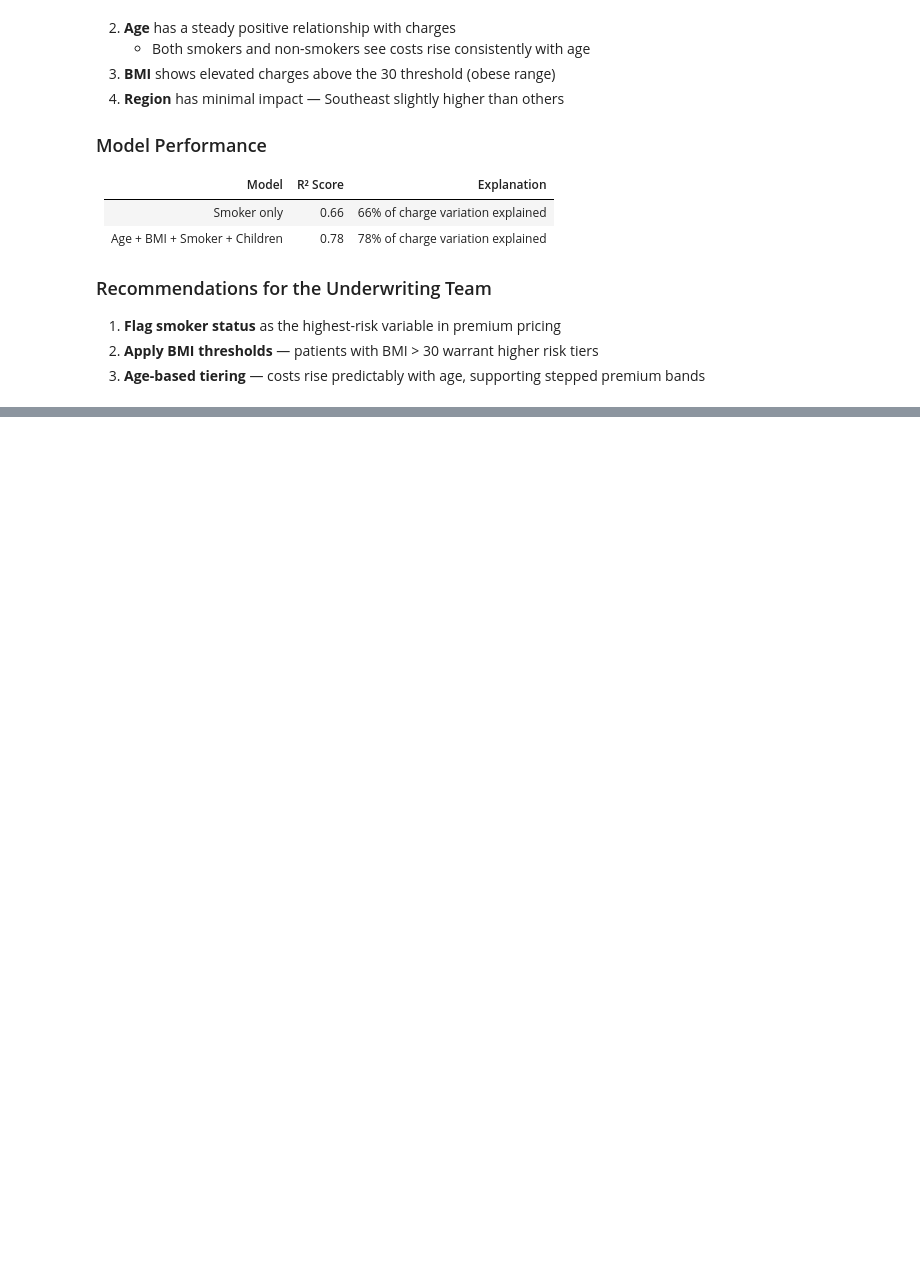
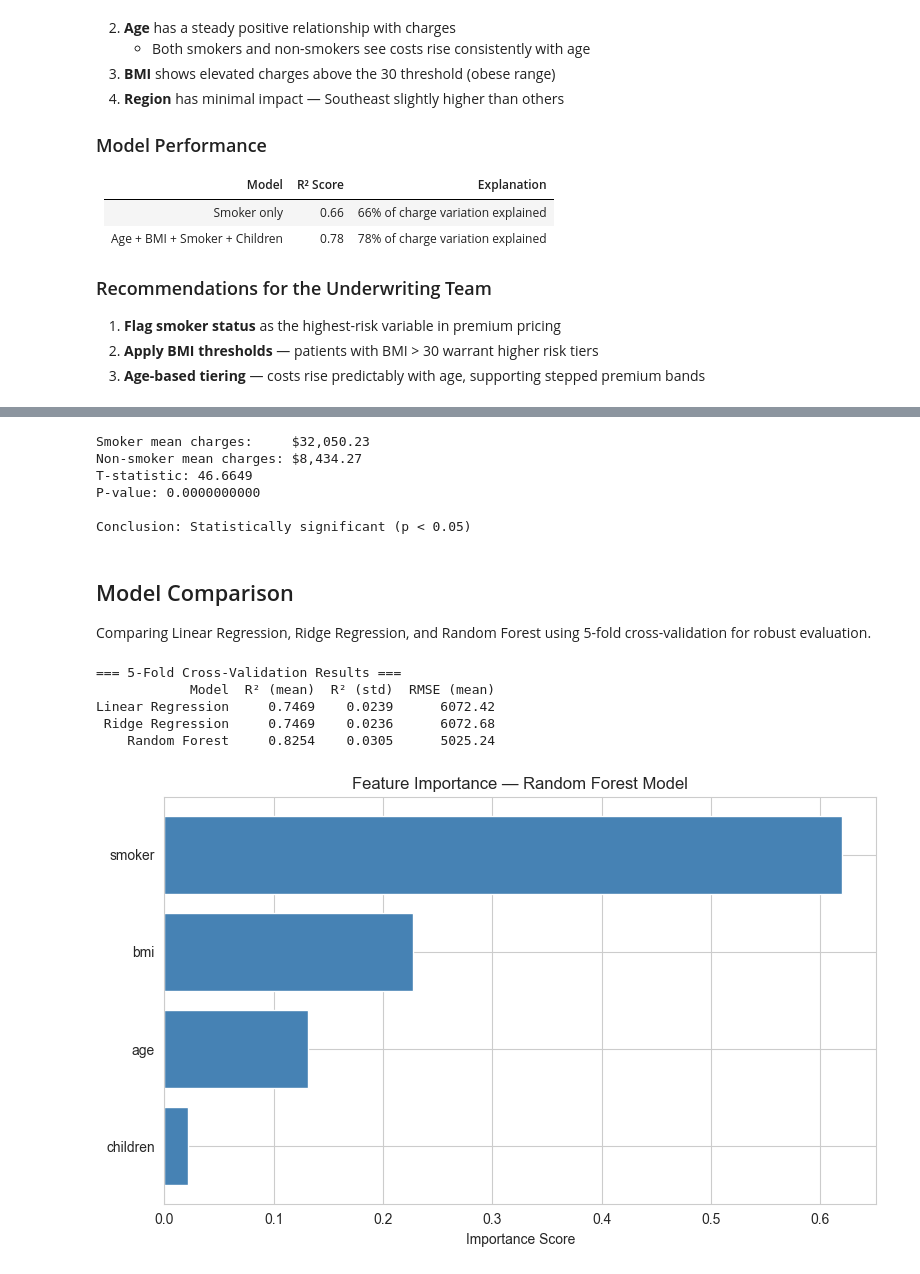
Before and after one commit to PragyaPramita/healthcare-insurance-cost-analysis, a Jupyter notebook: Insurance_cost_analysis.ipynb, the cells around one changed output, grey strips where cells are left out. Drawn from its saved outputs; the diff is of its cells as text; code cells hidden in the pictures; blank space fills up the shorter version.

```diff
--- a/Insurance_cost_analysis.ipynb
+++ b/Insurance_cost_analysis.ipynb
@@ -188,0 +193,80 @@ Improvement over single feature: 0.1209
+# %%
+from scipy import stats
+
+smokers = df[df['smoker'] == 'yes']['charges']
+non_smokers = df[df['smoker'] == 'no']['charges']
+
+t_stat, p_value = stats.ttest_ind(smokers, non_smokers)
+print(f"Smoker mean charges:     ${smokers.mean():,.2f}")
+print(f"Non-smoker mean charges: ${non_smokers.mean():,.2f}")
+print(f"T-statistic: {t_stat:.4f}")
+print(f"P-value: {p_value:.10f}")
+print(f"\nConclusion: {'Statistically significant' if p_value < 0.05 else 'Not significant'} (p < 0.05)")
+# %% [output]
+Smoker mean charges:     $32,050.23
+Non-smoker mean charges: $8,434.27
+T-statistic: 46.6649
+P-value: 0.0000000000
+
+Conclusion: Statistically significant (p < 0.05)
+# %% [markdown]
+## Model Comparison
+Comparing Linear Regression, Ridge Regression, and Random Forest
+using 5-fold cross-validation for robust evaluation.
+# %%
+from sklearn.ensemble import RandomForestRegressor
+from sklearn.linear_model import Ridge
+from sklearn.model_selection import cross_val_score
+from sklearn.metrics import mean_squared_error
+import warnings
+warnings.filterwarnings('ignore')
+
+X = df_encoded[['age', 'bmi', 'smoker', 'children']]
+y = df_encoded['charges']
+
+models = {
+    'Linear Regression': LinearRegression(),
+    'Ridge Regression': Ridge(alpha=1.0),
+    'Random Forest': RandomForestRegressor(n_estimators=100, random_state=42)
+}
+
+results = []
+for name, model in models.items():
+    cv_r2 = cross_val_score(model, X, y, cv=5, scoring='r2')
+    cv_rmse = cross_val_score(model, X, y, cv=5,
+                              scoring='neg_root_mean_squared_error')
+    results.append({
+        'Model': name,
+        'R² (mean)': cv_r2.mean().round(4),
+        'R² (std)': cv_r2.std().round(4),
+        'RMSE (mean)': abs(cv_rmse.mean()).round(2)
+    })
+
+results_df = pd.DataFrame(results)
+print("=== 5-Fold Cross-Validation Results ===")
+print(results_df.to_string(index=False))
+# %% [output]
+=== 5-Fold Cross-Validation Results ===
+            Model  R² (mean)  R² (std)  RMSE (mean)
+Linear Regression     0.7469    0.0239      6072.42
+ Ridge Regression     0.7469    0.0236      6072.68
+    Random Forest     0.8254    0.0305      5025.24
+# %%
+rf_model = RandomForestRegressor(n_estimators=100, random_state=42)
+rf_model.fit(X, y)
+
+feature_importance = pd.DataFrame({
+    'Feature': X.columns,
+    'Importance': rf_model.feature_importances_
+}).sort_values('Importance', ascending=True)
+
+plt.figure(figsize=(8, 5))
+plt.barh(feature_importance['Feature'],
+         feature_importance['Importance'],
+         color='steelblue')
+plt.title('Feature Importance — Random Forest Model')
+plt.xlabel('Importance Score')
+plt.tight_layout()
+plt.show()
+# %% [output]
+[figure, added]
```
Also changed, not shown: parts of 2 cells of this notebook.
